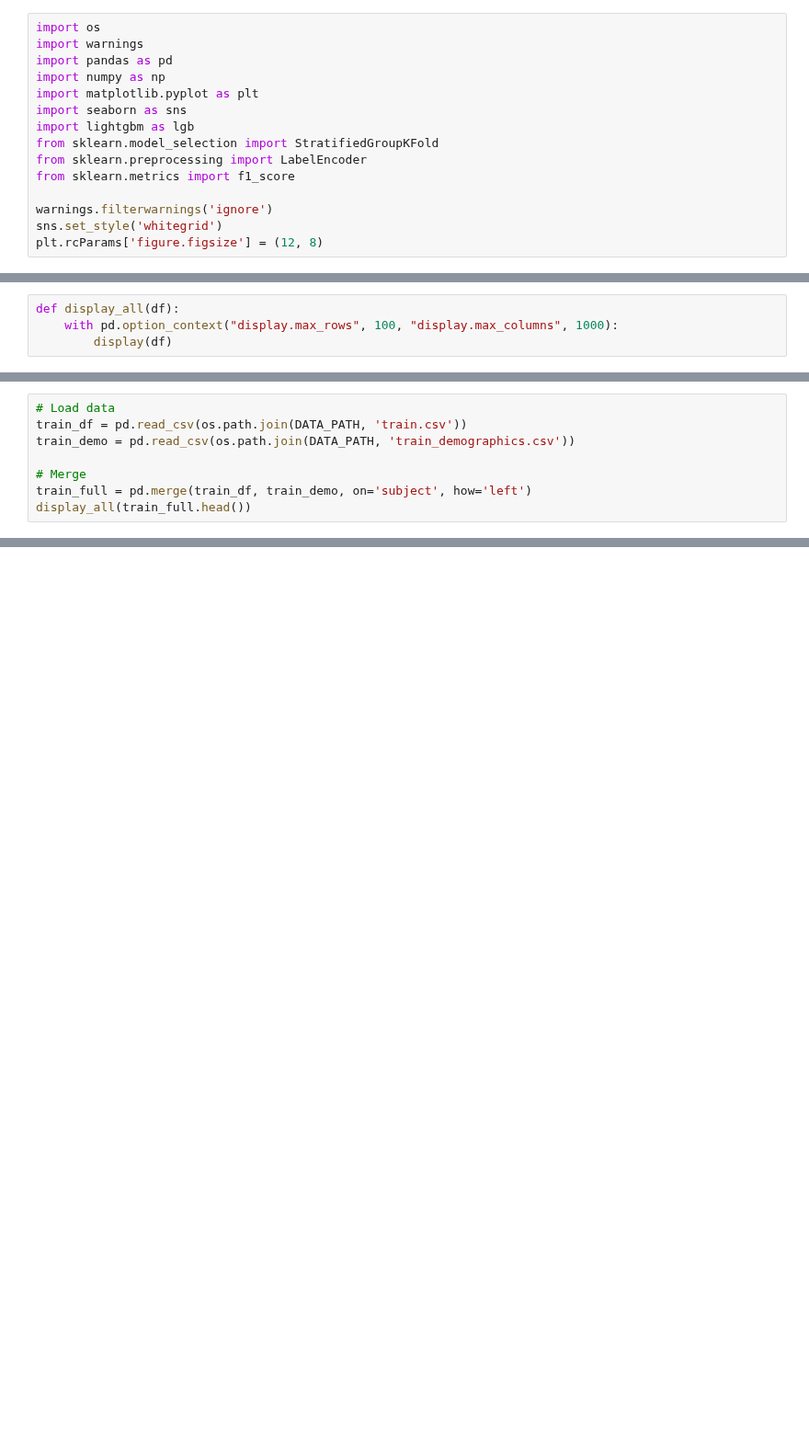
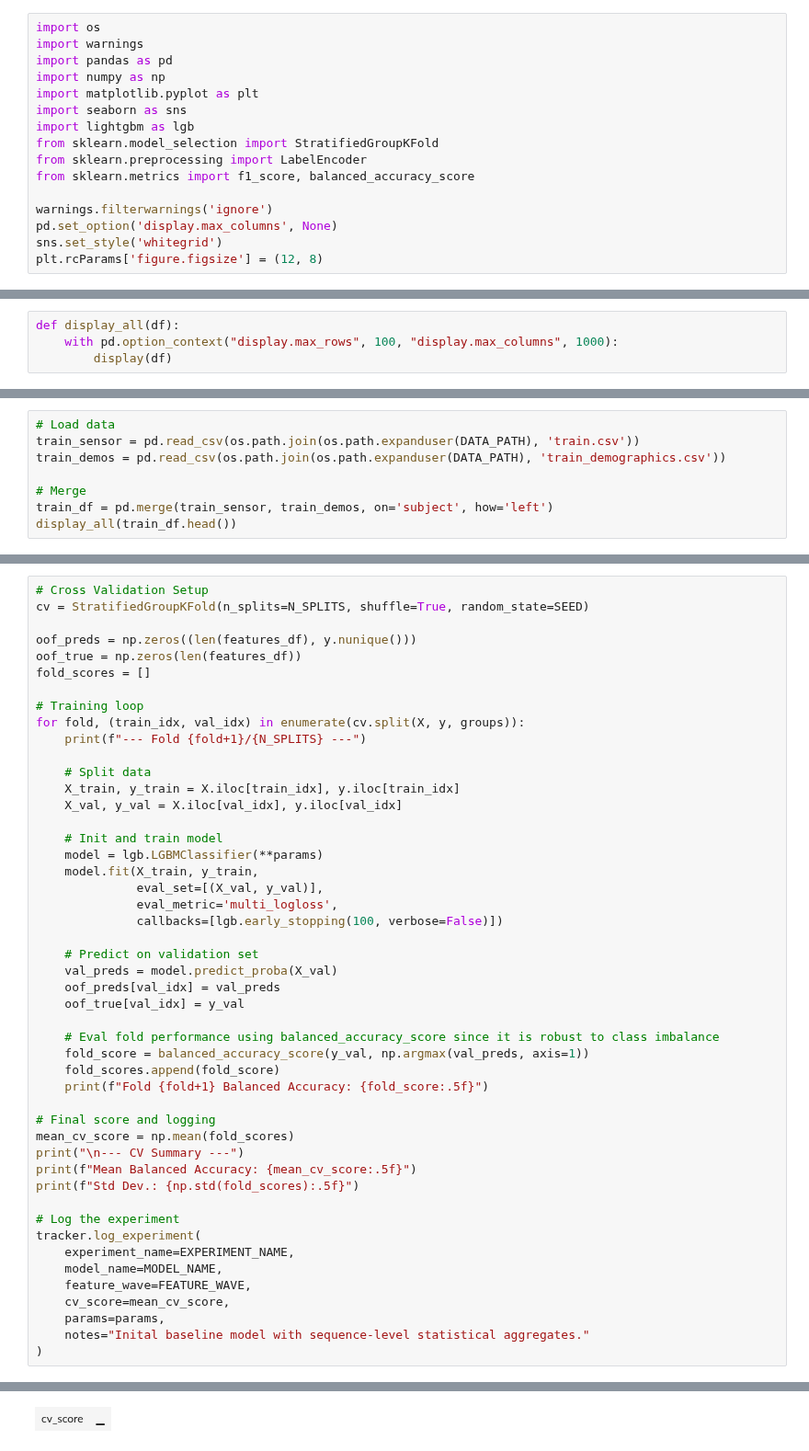
Before and after one commit to bachaudhry/kaggle-cmi-detect-behavior, a Jupyter notebook: notebooks/02-model-training.ipynb, the cells around one changed output, grey strips where cells are left out. Shown at 92% size. Cells and saved outputs as stored; diff of their text form; blank space fills up the shorter version.

```diff
--- a/notebooks/02-model-training.ipynb
+++ b/notebooks/02-model-training.ipynb
@@ -14,9 +14,10 @@ import seaborn as sns
 import lightgbm as lgb
 from sklearn.model_selection import StratifiedGroupKFold
 from sklearn.preprocessing import LabelEncoder
-from sklearn.metrics import f1_score
+from sklearn.metrics import f1_score, balanced_accuracy_score
 
 warnings.filterwarnings('ignore')
+pd.set_option('display.max_columns', None)
 sns.set_style('whitegrid')
 plt.rcParams['figure.figsize'] = (12, 8)
 # %%
@@ -30,11 +38,11 @@ def display_all(df):
 # %%
 # Load data
-train_df = pd.read_csv(os.path.join(DATA_PATH, 'train.csv'))
-train_demo = pd.read_csv(os.path.join(DATA_PATH, 'train_demographics.csv'))
+train_sensor = pd.read_csv(os.path.join(os.path.expanduser(DATA_PATH), 'train.csv'))
+train_demos = pd.read_csv(os.path.join(os.path.expanduser(DATA_PATH), 'train_demographics.csv'))
 
 # Merge
-train_full = pd.merge(train_df, train_demo, on='subject', how='left')
-display_all(train_full.head())
+train_df = pd.merge(train_sensor, train_demos, on='subject', how='left')
+display_all(train_df.head())
 # %% [output]
 |  | row_id | sequence_type | sequence_id | sequence_counter | subject | orientation | behavior | phase | ... |
 | 0 | SEQ_000007_000000 | Target | SEQ_000007 | 0 | SUBJ_059520 | Seated Lean Non Dom - FACE DOWN | Relaxes and moves hand to target ... | Transition | ... |
@@ -167,0 +148,49 @@ Run summary:
+# %%
+# Cross Validation Setup
+cv = StratifiedGroupKFold(n_splits=N_SPLITS, shuffle=True, random_state=SEED)
+
+oof_preds = np.zeros((len(features_df), y.nunique()))
+oof_true = np.zeros(len(features_df))
+fold_scores = []
+
+# Training loop
+for fold, (train_idx, val_idx) in enumerate(cv.split(X, y, groups)):
+    print(f"--- Fold {fold+1}/{N_SPLITS} ---")
+
+    # Split data
+    X_train, y_train = X.iloc[train_idx], y.iloc[train_idx]
+    X_val, y_val = X.iloc[val_idx], y.iloc[val_idx]
+
+    # Init and train model
+    model = lgb.LGBMClassifier(**params)
+    model.fit(X_train, y_train,
+              eval_set=[(X_val, y_val)],
+              eval_metric='multi_logloss',
+              callbacks=[lgb.early_stopping(100, verbose=False)])
+
+    # Predict on validation set
+    val_preds = model.predict_proba(X_val)
+    oof_preds[val_idx] = val_preds
+    oof_true[val_idx] = y_val
+
+    # Eval fold performance using balanced_accuracy_score since it is robust to class imbalance
+    fold_score = balanced_accuracy_score(y_val, np.argmax(val_preds, axis=1))
+    fold_scores.append(fold_score)
+    print(f"Fold {fold+1} Balanced Accuracy: {fold_score:.5f}")
+
+# Final score and logging
+mean_cv_score = np.mean(fold_scores)
+print("\n--- CV Summary ---")
+print(f"Mean Balanced Accuracy: {mean_cv_score:.5f}")
+print(f"Std Dev.: {np.std(fold_scores):.5f}")
+
+# Log the experiment
+tracker.log_experiment(
+    experiment_name=EXPERIMENT_NAME,
+    model_name=MODEL_NAME,
+    feature_wave=FEATURE_WAVE,
+    cv_score=mean_cv_score,
+    params=params,
+    notes="Inital baseline model with sequence-level statistical aggregates."
+)
+# %% [output]
@@ -167,0 +221 @@ Run summary:
+| cv_score | ▁ |
```
Also changed, not shown: parts of 16 cells of this notebook.
